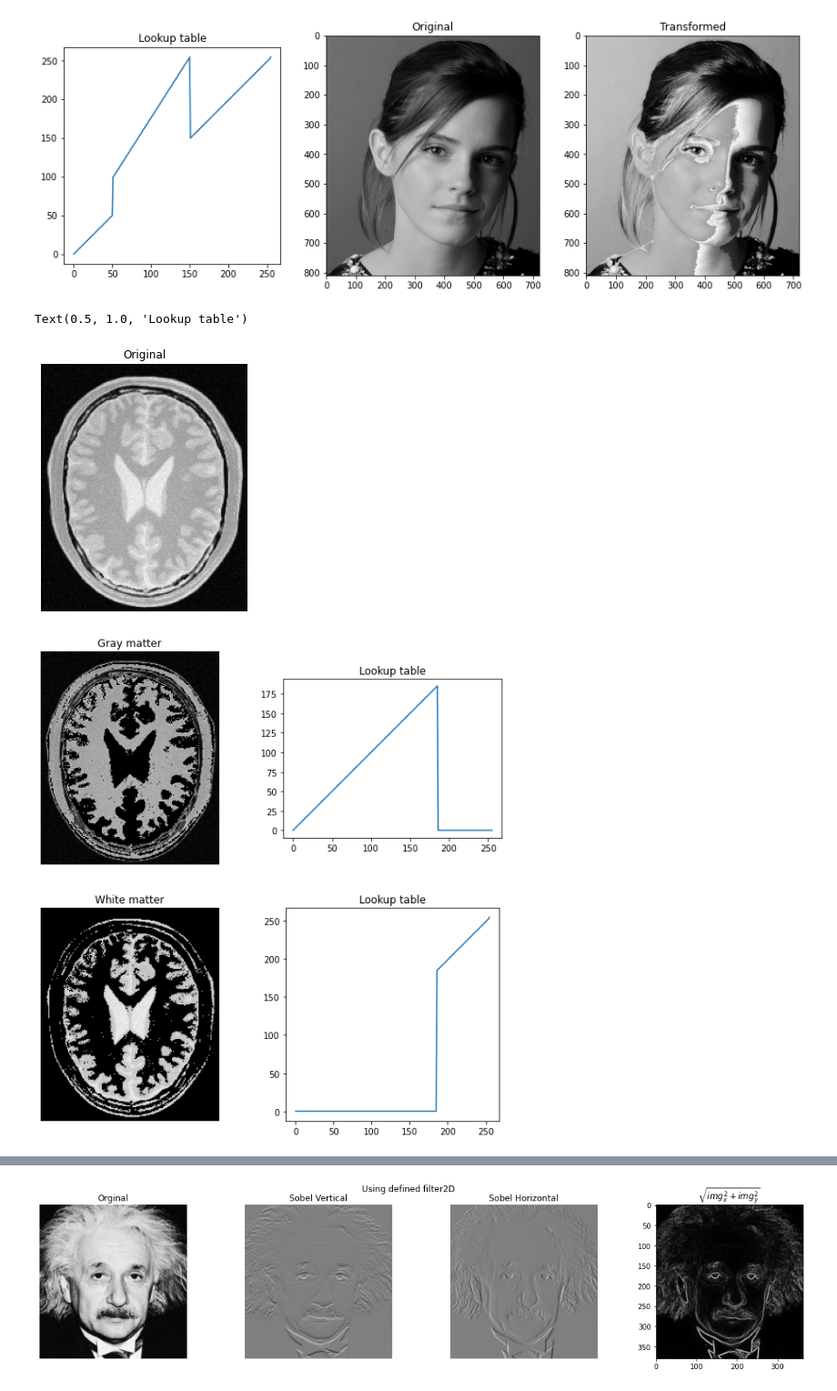
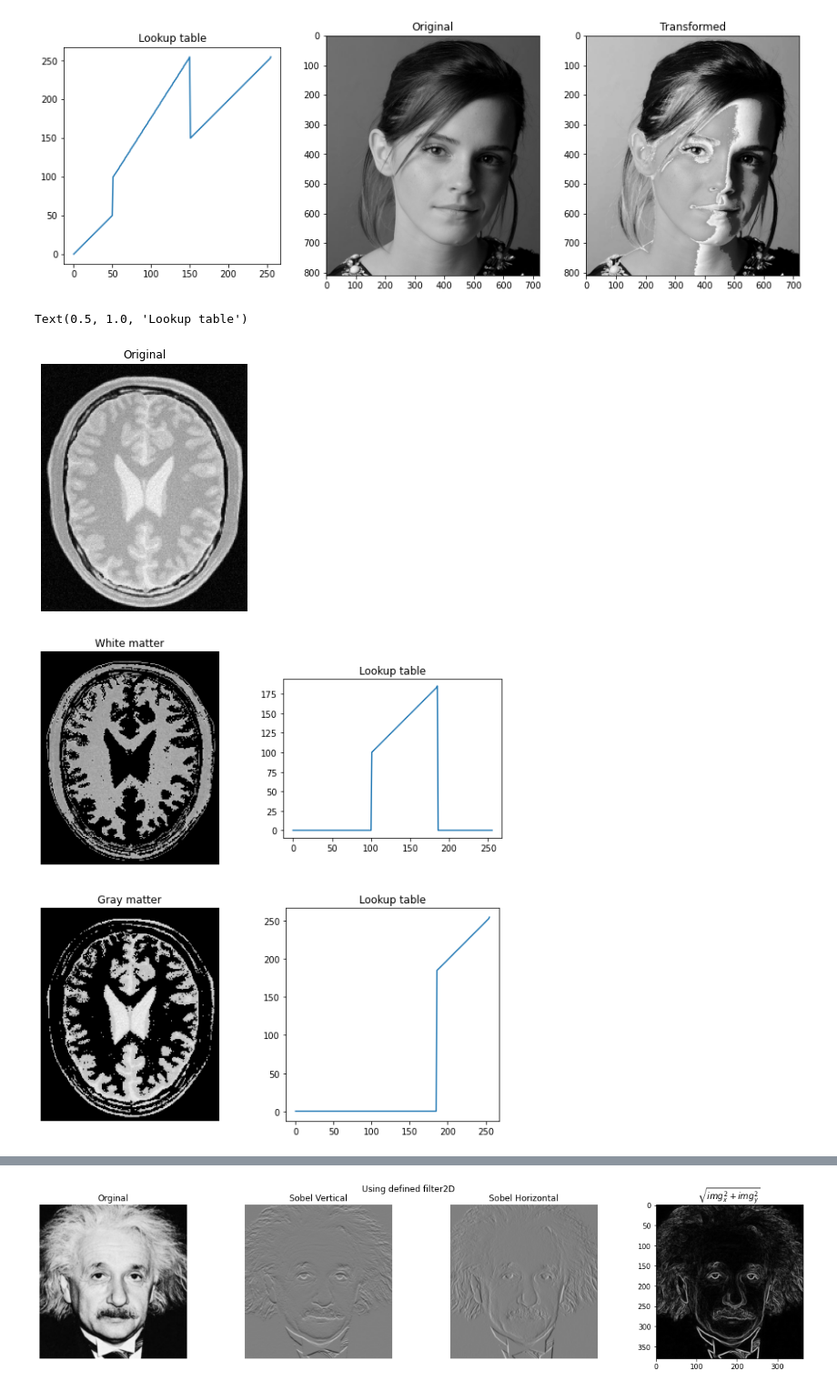
Before and after one commit to BiyonFernando/EN2550-Fundamentals-of-Image-Processing-and-Machine-Vision, a Jupyter notebook: Assigment_1/Intensity_Transformations_and_Neighborhood_Filtering.ipynb, the cells around one changed output, grey strips where cells are left out. Shown at 91% size. Saved outputs shown, nothing was run; the diff lists cells and outputs as text; code cells hidden in the pictures.

```diff
--- a/Assigment_1/Intensity_Transformations_and_Neighborhood_Filtering.ipynb
+++ b/Assigment_1/Intensity_Transformations_and_Neighborhood_Filtering.ipynb
@@ -36,48 +36,68 @@ assert img is not None
 
 
 treshold = 185
+
 l1 = np.zeros(treshold+1)
 l2 = np.linspace(treshold,255,255-treshold)
+
+# l1 = np.linspace(0,150,5)
+# l2 = np.linspace(150,185,18)
 
 
 lt1 = np.concatenate((l1,l2), axis = 0).astype(np.uint8)
 
-l3 = np.linspace(0,treshold, treshold+1)
+l0 = np.zeros(100+1)
+l3 = np.linspace(100,treshold, treshold-100)
 l4 = np.zeros(255-treshold)
 
-lt2 = np.concatenate((l3,l4), axis = 0).astype(np.uint8)
+lt2 = np.concatenate((l0,l3,l4), axis = 0).astype(np.uint8)
+
+
+# ideal_val_g = 160
+# g1 = np.linspace(0,5,ideal_val_g)
+# g2 = np.linspace(5,250,60)
+# g3 = np.linspace(250,255,256-60-160)
+# lt1 = np.concatenate((g1,g2,g3),axis=0).astype(np.uint8)
+
+
+# ideal_val_w = 150
+# w1 = np.linspace(0,5,ideal_val_w)
+# w2 = np.linspace(5,184,38)
+# w3 = np.linspace(184,255,256-150-38)
+# lt2 = np.concatenate((w1,w2,w3),axis=0).astype(np.uint8)
+
 
 img2 = cv.LUT(img, lt1)
 
 img3 = cv.LUT(img, lt2)
 
 fig, ax = plt.subplots(figsize = (5,5))
 ax.imshow(cv.cvtColor(img, cv.COLOR_BGR2RGB))
 ax.set_title('Original')
 ax.axis("off")
 
 
 fig1, ax1 = plt.subplots(2,2,figsize = (10,10))
 
 ax1[0][0].imshow(cv.cvtColor(img3, cv.COLOR_BGR2RGB))
-ax1[0][0].set_title('Gray matter')
+ax1[0][0].set_title('White matter')
 ax1[0][0].axis("off")
 
 ax1[0][1].plot(lt2)
 ax1[0][1].set_aspect('equal')
 ax1[0][1].set_title('Lookup table')
 
 ax1[1][0].imshow(cv.cvtColor(img2, cv.COLOR_BGR2RGB))
-ax1[1][0].set_title('White matter')
+ax1[1][0].set_title('Gray matter')
 ax1[1][0].axis("off")
 
 ax1[1][1].plot(lt1)
 ax1[1][1].set_aspect('equal')
 ax1[1][1].set_title('Lookup table')
 # %% [output]
 Text(0.5, 1.0, 'Lookup table')
 [figure]
-[figure, old version]
+[figure, new version]
 # %%
 img0 = cv.imread(r'highlights_and_shadows.jpg')
 assert img0 is not None
```
Also changed, not shown: parts of 8 cells of this notebook, 1 other file.
